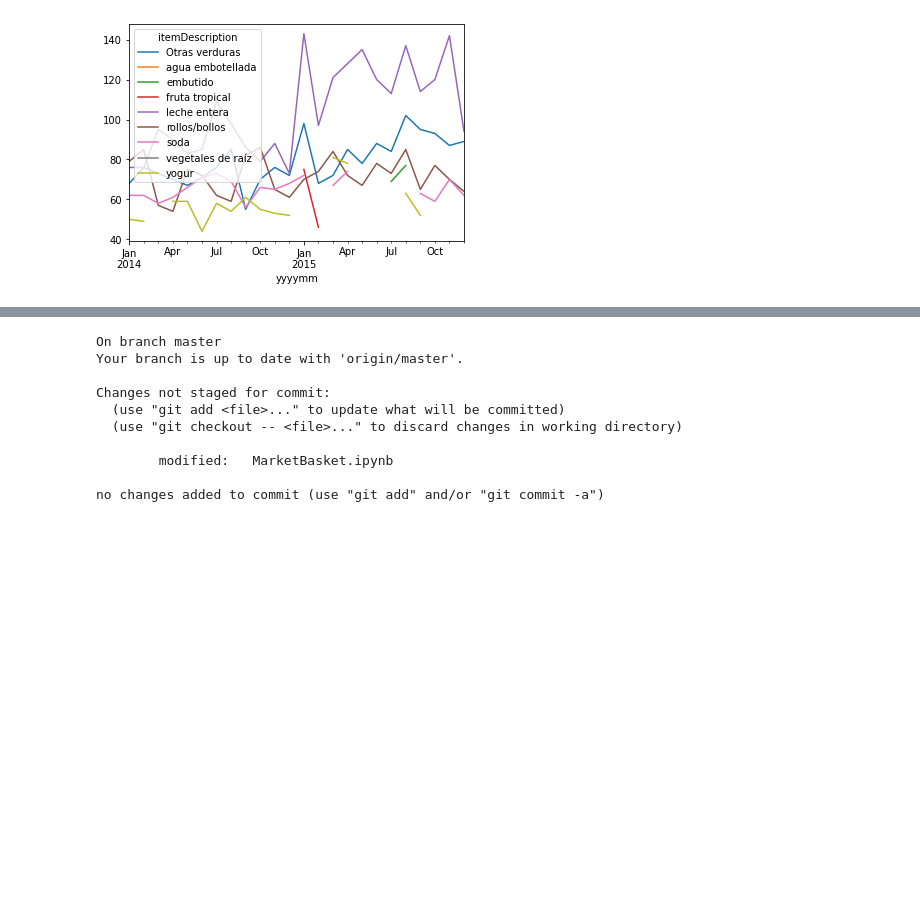
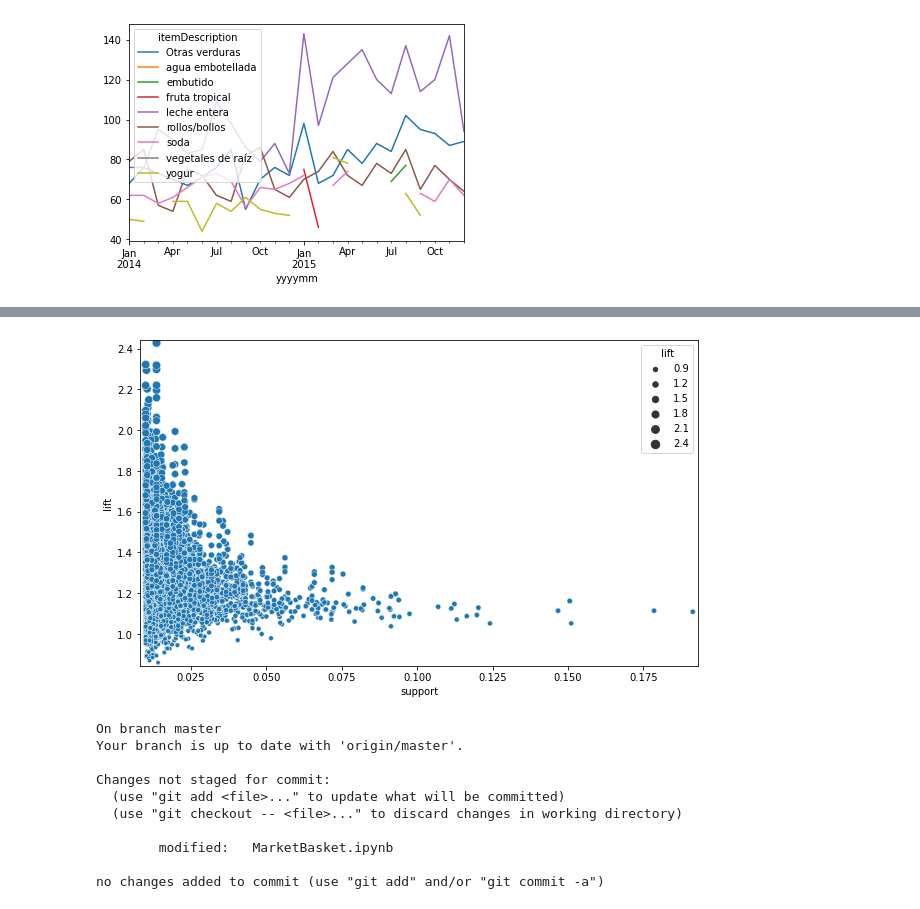
Before and after one commit to MauricioACN/MarketBasketAnalysis, a Jupyter notebook: MarketBasket.ipynb, the cells around one changed output, grey strips where cells are left out. Drawn from its saved outputs; the diff is of its cells as text; code cells hidden in the pictures; blank space fills up the shorter version.

```diff
--- a/MarketBasket.ipynb
+++ b/MarketBasket.ipynb
@@ -131 +316,15 @@ top_5_by_year.pivot(index="yyyymm",columns="itemDescription",values="Member_numb
+# %%
+rules2=mlxtend.frequent_patterns.association_rules(md_minsup, metric="lift",min_threshold=0.06,support_only=False)
+# %%
+import networkx as nx
+import seaborn as sns
+
+# Generate scatterplot using support and confidence
+plt.figure(figsize=(10,6))
+sns.scatterplot(x = "support", y = "lift",
+                size = "lift", data = rules2)
+plt.margins(0.01,0.01)
+plt.show()
+# %% [output]
+[figure, added]
 # %%
```
Also changed, not shown: parts of 19 cells of this notebook.
